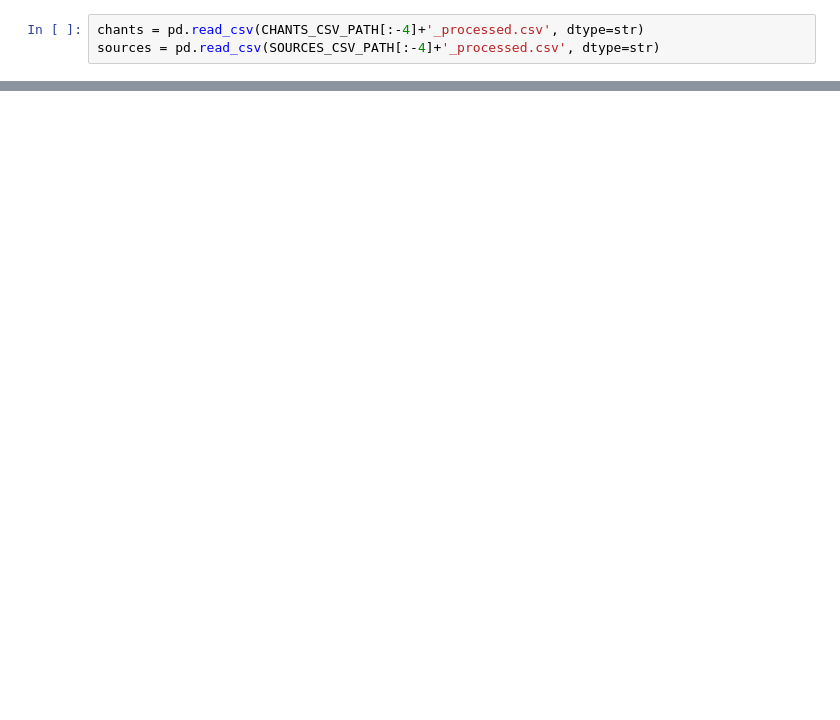
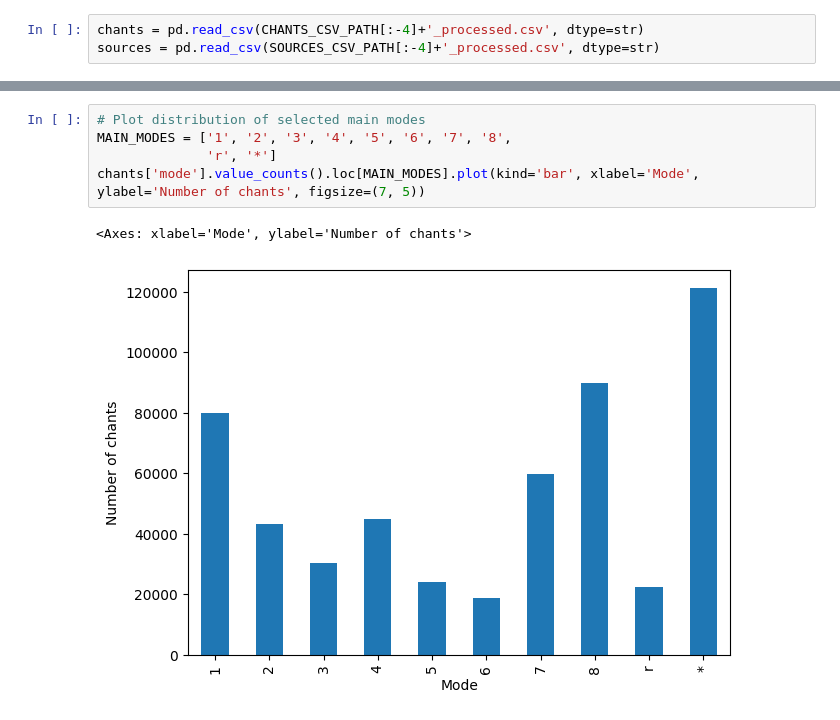
Before and after one commit to dact-chant/PyCantus, a Jupyter notebook: cantuscorpus_1.0/get_dataset_from_scrapes.ipynb, the cells around one changed output, grey strips where cells are left out. Saved outputs shown, nothing was run; the diff lists cells and outputs as text; blank space fills up the shorter version.

```diff
--- a/cantuscorpus_1.0/get_dataset_from_scrapes.ipynb
+++ b/cantuscorpus_1.0/get_dataset_from_scrapes.ipynb
@@ -613,0 +660,8 @@ out of them number of:
+# %%
+# Plot distribution of selected main modes
+MAIN_MODES = ['1', '2', '3', '4', '5', '6', '7', '8',
+              'r', '*']
+chants['mode'].value_counts().loc[MAIN_MODES].plot(kind='bar', xlabel='Mode', ylabel='Number of chants', figsize=(7, 5))
+# %% [output]
+<Axes: xlabel='Mode', ylabel='Number of chants'>
+[figure, added]
```
Also changed, not shown: parts of 63 cells of this notebook, 8 other files.
